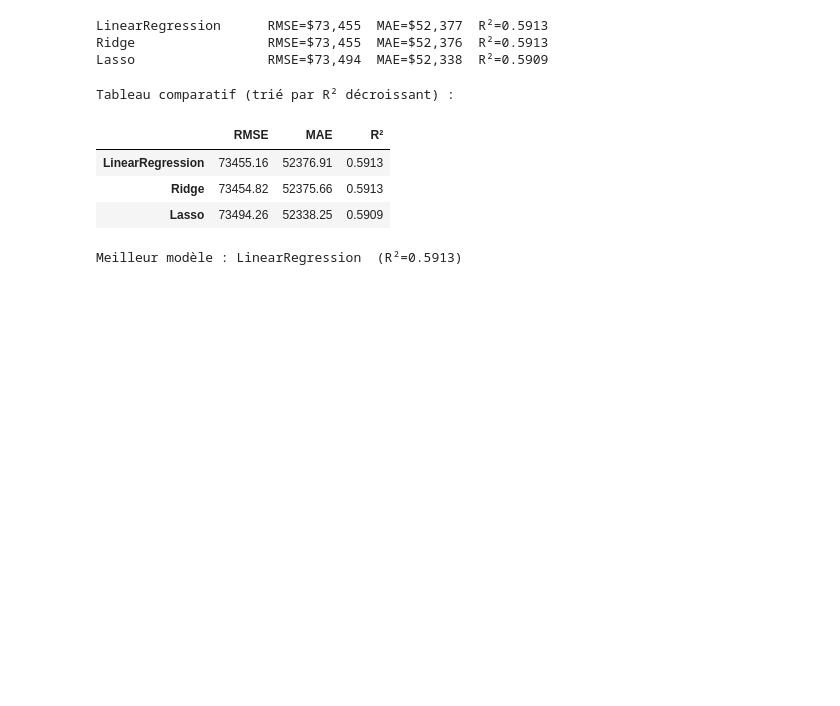
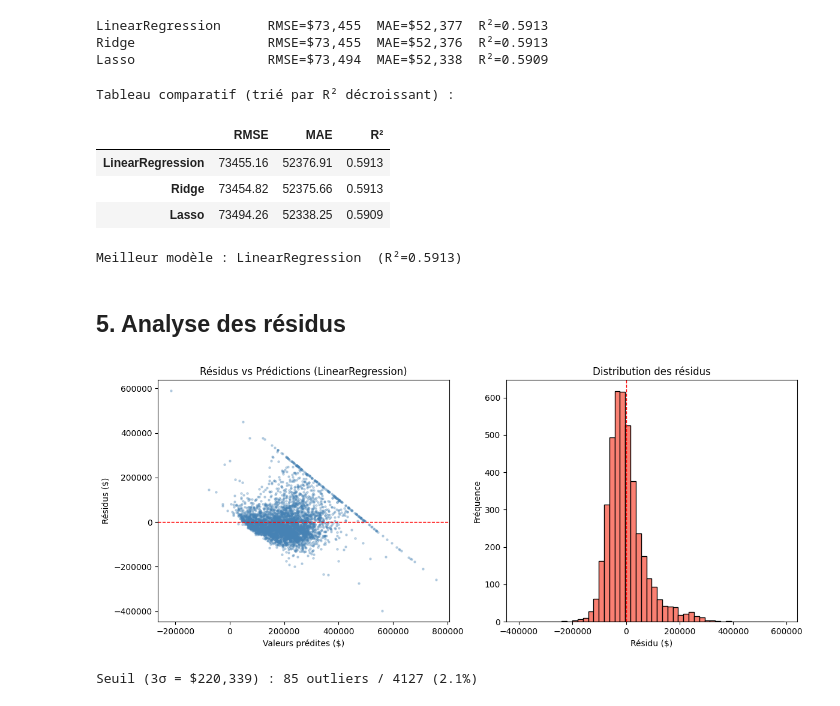
Before and after one commit to Marlin241/predict_price_house, a Jupyter notebook: notebook.ipynb, the cells around one changed output. Drawn from its saved outputs; the diff is of its cells as text; code cells hidden in the pictures; blank space fills up the shorter version.

Commit message:
feat: notebook section 5 - residuals analysis

```diff
--- a/notebook.ipynb
+++ b/notebook.ipynb
@@ -217,3 +217,33 @@ Tableau comparatif (trié par R² décroissant) :
 | Ridge | 73454.82 | 52375.66 | 0.5913 |
 | Lasso | 73494.26 | 52338.25 | 0.5909 |
 Meilleur modèle : LinearRegression  (R²=0.5913)
+# %% [markdown]
+## 5. Analyse des résidus
+# %%
+y_pred_best = best_pipeline.predict(X_test)
+residuals = y_test.values - y_pred_best
+
+fig, axes = plt.subplots(1, 2, figsize=(12, 5))
+
+axes[0].scatter(y_pred_best, residuals, alpha=0.3, s=5, color='steelblue')
+axes[0].axhline(0, color='red', linestyle='--', linewidth=1)
+axes[0].set_xlabel('Valeurs prédites ($)')
+axes[0].set_ylabel('Résidus ($)')
+axes[0].set_title(f'Résidus vs Prédictions ({best_name})')
+
+axes[1].hist(residuals, bins=50, edgecolor='black', color='salmon')
+axes[1].axvline(0, color='red', linestyle='--', linewidth=1)
+axes[1].set_xlabel('Résidu ($)')
+axes[1].set_ylabel('Fréquence')
+axes[1].set_title('Distribution des résidus')
+
+plt.tight_layout()
+plt.show()
+# %% [output]
+[figure, added]
+# %%
+seuil = 3 * residuals.std()
+n_outliers = int((np.abs(residuals) > seuil).sum())
+print(f"Seuil (3σ = ${seuil:,.0f}) : {n_outliers} outliers / {len(residuals)} ({100*n_outliers/len(residuals):.1f}%)")
+# %% [output]
+Seuil (3σ = $220,339) : 85 outliers / 4127 (2.1%)
```
